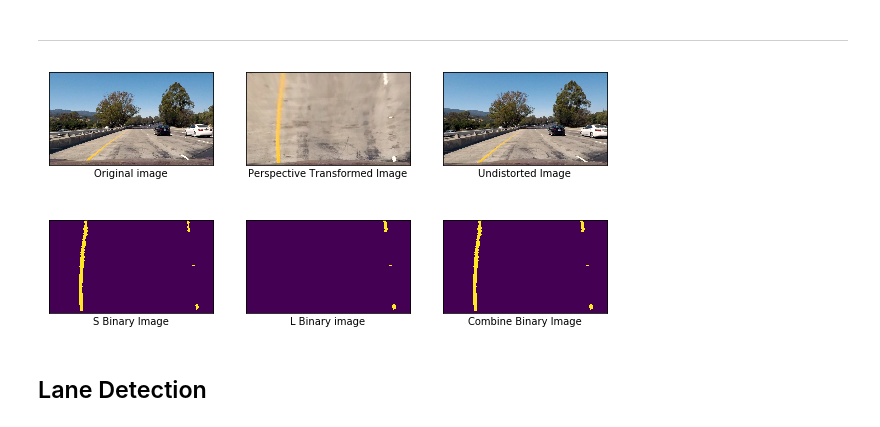
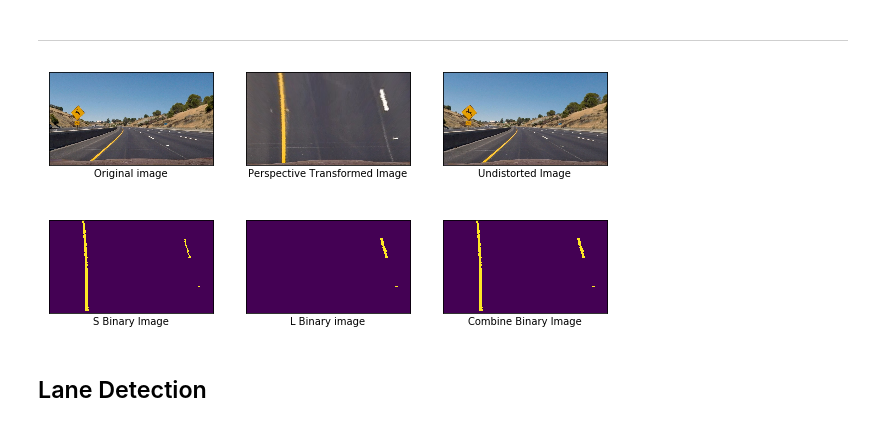
Before and after one commit to peterhwang2010/CarND-Advanced_lane_lines, a Jupyter notebook: advanced_lane_lines.ipynb, the cells around one changed output. Cells and saved outputs as stored; diff of their text form; code cells hidden in the pictures.

```diff
--- a/advanced_lane_lines.ipynb
+++ b/advanced_lane_lines.ipynb
@@ -144,7 +144,7 @@ def combine_binary(s_binary, l_binary):
     binary[(l_binary == 1) | (s_binary == 1)] = 1
     return binary
 # %%
-img = mpimg.imread('test_images/test1.jpg')
+img = mpimg.imread('test_images/test2.jpg')
 undistorted_img = undistort_camera(img_point, obj_point, img)
 perspective_transform_img = transform_perspective(undistorted_img)
 
@@ -163,34 +163,34 @@ plt.subplot(2, 3, 2)
 plt.imshow(perspective_transform_img)
 plt.xlabel('Perspective Transformed Image')
 plt.xticks([], [])
 plt.yticks([], [])
 
 plt.subplot(2, 3, 3)
 plt.imshow(undistorted_img)
 plt.xlabel('Undistorted Image')
 plt.xticks([], [])
 plt.yticks([], [])
 
 plt.subplot(2, 3, 4)
 plt.imshow(s_binary)
 plt.xlabel('S Binary Image')
 plt.xticks([], [])
 plt.yticks([], [])
 
 plt.subplot(2, 3, 5)
 plt.imshow(l_binary)
 plt.xlabel('L Binary image')
 plt.xticks([], [])
 plt.yticks([], [])
 
 plt.subplot(2, 3, 6)
 plt.imshow(combine_binary)
 plt.xlabel('Combine Binary Image')
 plt.xticks([], [])
 plt.yticks([], [])
 plt.show()
 # %% [output]
-[figure, old version]
+[figure, new version]
 # %% [markdown]
 ## Lane Detection
 # %% [markdown]
```
Also changed, not shown: parts of 3 cells of this notebook.
